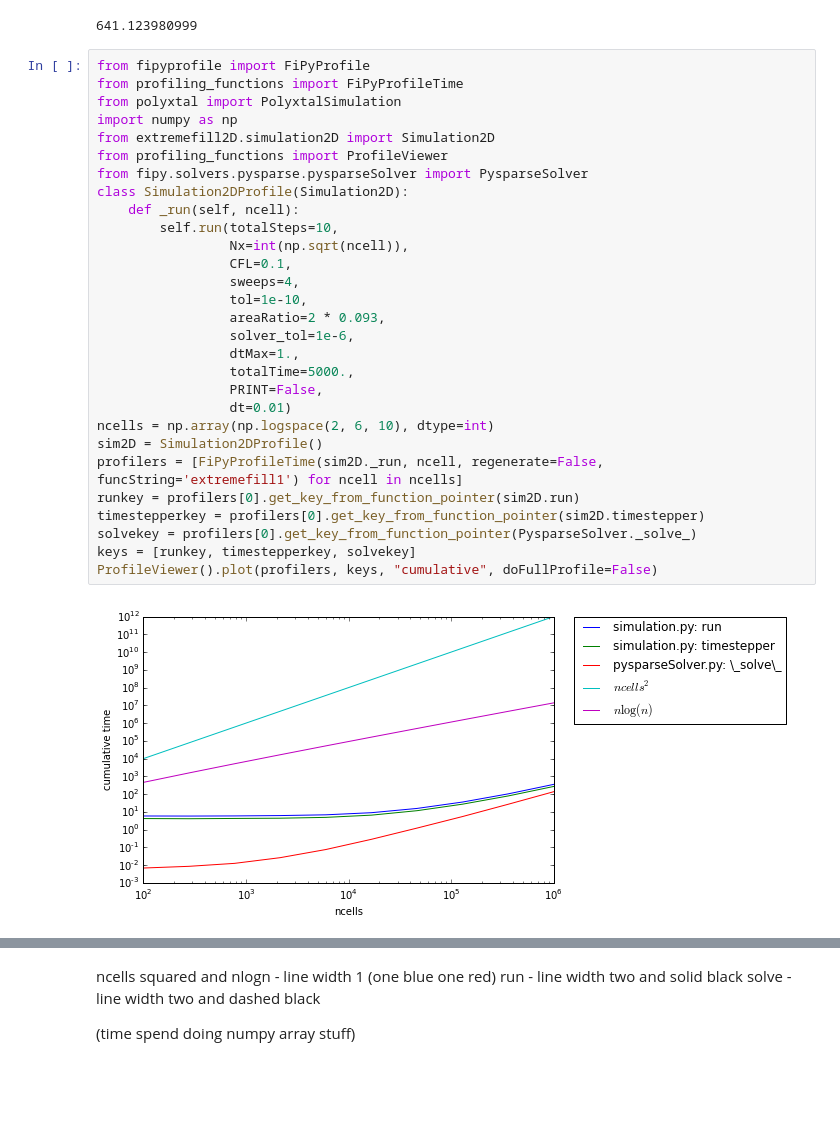
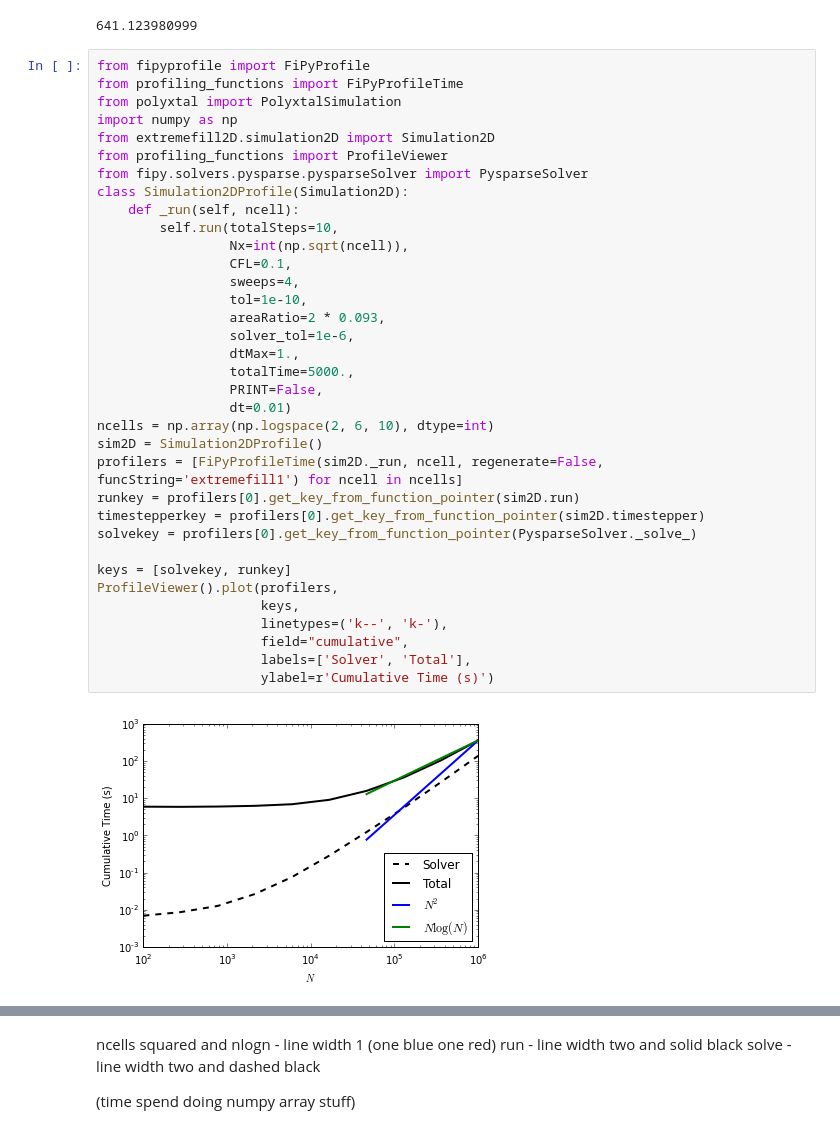
Before and after one commit to dmurali1/SURF2013, a Jupyter notebook: extremefill.ipynb, the cells around one changed output, grey strips where cells are left out. Cells and saved outputs as stored; diff of their text form; blank space fills up the shorter version.

```diff
--- a/extremefill.ipynb
+++ b/extremefill.ipynb
@@ -195,34 +202,40 @@ key: ('/users/mlh4/fipy/fipy/terms/term.py', 197, 'solve')
 # %%
 from fipyprofile import FiPyProfile
 from profiling_functions import FiPyProfileTime
 from polyxtal import PolyxtalSimulation
 import numpy as np
 from extremefill2D.simulation2D import Simulation2D
 from profiling_functions import ProfileViewer
 from fipy.solvers.pysparse.pysparseSolver import PysparseSolver
 class Simulation2DProfile(Simulation2D):
     def _run(self, ncell):
         self.run(totalSteps=10,
                  Nx=int(np.sqrt(ncell)),
                  CFL=0.1,
                  sweeps=4,
                  tol=1e-10,
                  areaRatio=2 * 0.093,
                  solver_tol=1e-6,
                  dtMax=1.,
                  totalTime=5000.,
                  PRINT=False,
                  dt=0.01)
 ncells = np.array(np.logspace(2, 6, 10), dtype=int)
 sim2D = Simulation2DProfile()
 profilers = [FiPyProfileTime(sim2D._run, ncell, regenerate=False, funcString='extremefill1') for ncell in ncells]
 runkey = profilers[0].get_key_from_function_pointer(sim2D.run)
 timestepperkey = profilers[0].get_key_from_function_pointer(sim2D.timestepper)
 solvekey = profilers[0].get_key_from_function_pointer(PysparseSolver._solve_)
-keys = [runkey, timestepperkey, solvekey]
-ProfileViewer().plot(profilers, keys, "cumulative", doFullProfile=False)
+
+keys = [solvekey, runkey]
+ProfileViewer().plot(profilers,
+                     keys,
+                     linetypes=('k--', 'k-'),
+                     field="cumulative",
+                     labels=['Solver', 'Total'],
+                     ylabel=r'Cumulative Time (s)')
 # %% [output]
-[figure, old version]
+[figure, new version]
 # %%
 from fipyprofile import FiPyProfile
 from profiling_functions import FiPyProfileTime
```
Also changed, not shown: parts of 3 cells of this notebook, 1 other file.
